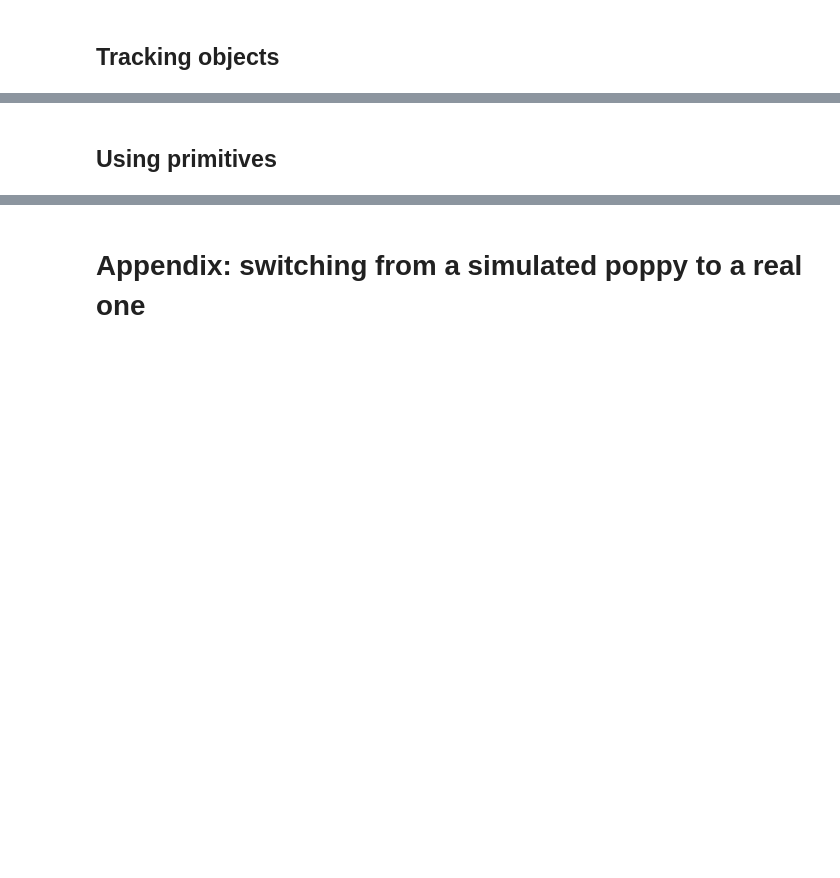
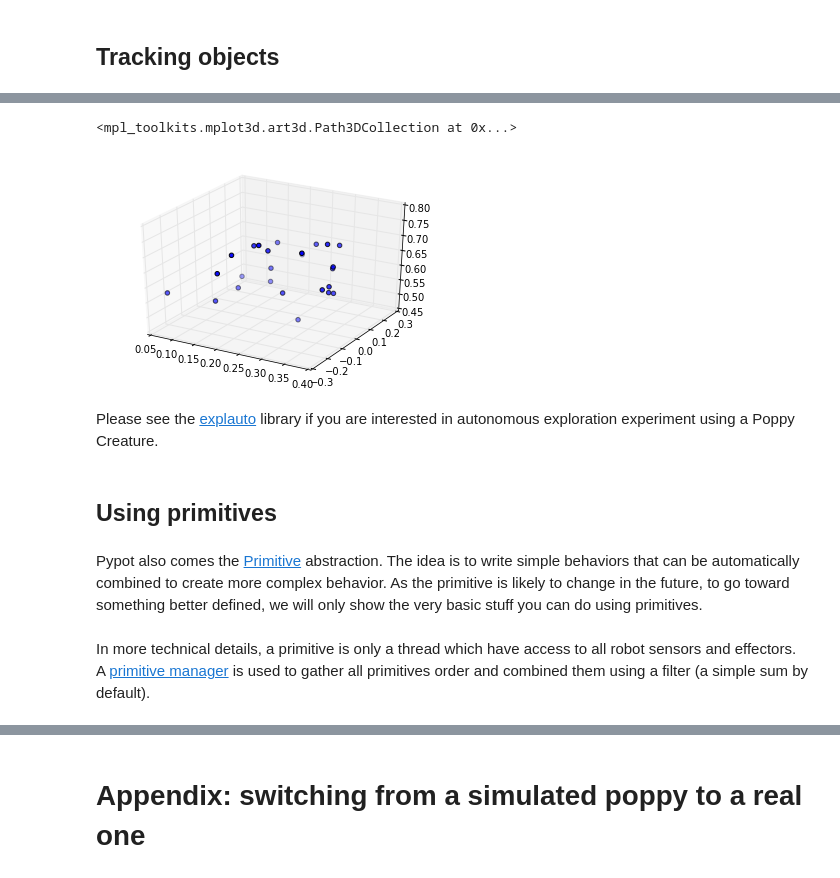
Before and after one commit to poppy-project/pypot, a Jupyter notebook: samples/notebooks/Controlling a Poppy humanoid in V-REP using pypot.ipynb, the cells around one changed output, grey strips where cells are left out. Cells and saved outputs as stored; diff of their text form; code cells hidden in the pictures; blank space fills up the shorter version.

```diff
--- a/samples/notebooks/Controlling a Poppy humanoid in V-REP using pypot.ipynb
+++ b/samples/notebooks/Controlling a Poppy humanoid in V-REP using pypot.ipynb
@@ -270,0 +368,23 @@ poppy.get_object_position('head_visual')
+# %%
+reached_pt = []
+
+for m in poppy.l_arm:
+    m.goto_behavior = 'minjerk'
+
+for _ in range(25):
+    poppy.reset_simulation()
+
+    pos = {m.name: randint(min(m.angle_limit), max(m.angle_limit)) for m in poppy.l_arm}
+    poppy.goto_position(pos, 2., wait=True)
+
+    reached_pt.append(poppy.get_object_position('l_forearm_visual'))
+# %%
+from mpl_toolkits.mplot3d import Axes3D
+
+ax = axes(projection='3d')
+ax.scatter(*array(reached_pt).T)
+# %% [output]
+<mpl_toolkits.mplot3d.art3d.Path3DCollection at 0x...>
+[figure, added]
+# %% [markdown]
+Please see the [explauto](https://github.com/flowersteam/explauto) library if you are interested in autonomous exploration experiment using a Poppy Creature.
@@ -271,2 +393,6 @@ poppy.get_object_position('head_visual')
 # %% [markdown]
 ## Using primitives
+# %% [markdown]
+Pypot also comes the [Primitive](http://poppy-project.github.io/pypot/primitive.html) abstraction. The idea is to write simple behaviors that can be automatically combined to create more complex behavior. As the primitive is likely to change in the future, to go toward something better defined, we will only show the very basic stuff you can do using primitives.
+# %% [markdown]
+In more technical details, a primitive is only a thread which have access to all robot sensors and effectors. A [primitive manager](http://poppy-project.github.io/pypot/pypot.primitive.html#module-pypot.primitive.manager) is used to gather all primitives order and combined them using a filter (a simple sum by default).
```
Also changed, not shown: parts of 76 cells of this notebook.
